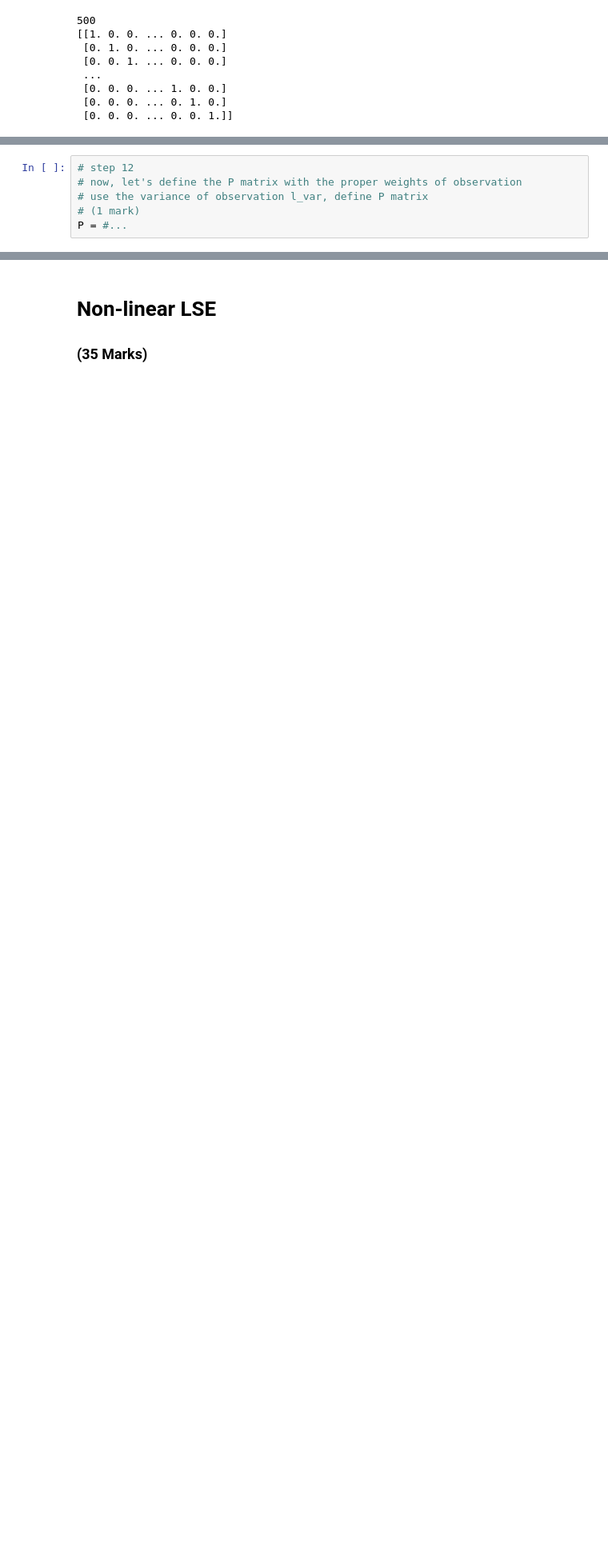
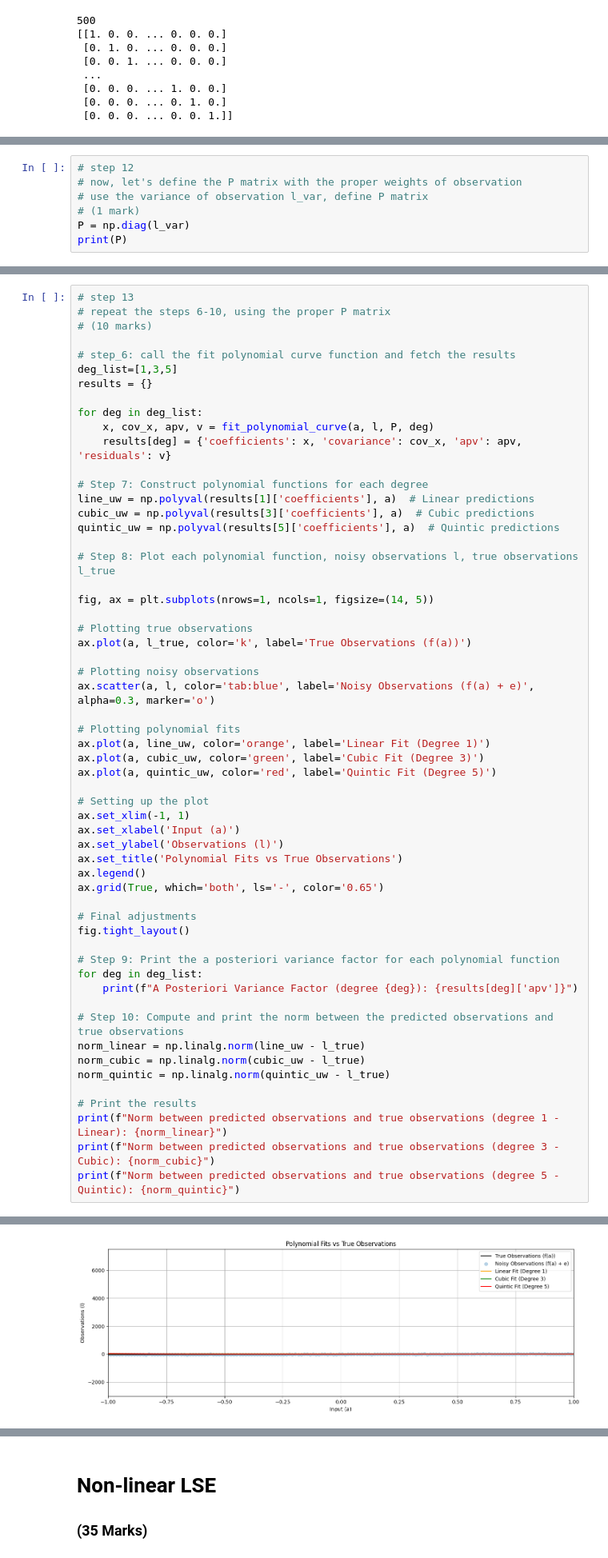
Before and after one commit to akosua-gyimah/engg680_2024_fall, a Jupyter notebook: Lab_Assignment2/Assignment2.ipynb, the cells around one changed output, grey strips where cells are left out. Shown at 80% size. Cells and saved outputs as stored; diff of their text form; blank space fills up the shorter version.

```diff
--- a/Lab_Assignment2/Assignment2.ipynb
+++ b/Lab_Assignment2/Assignment2.ipynb
@@ -184,4 +326,5 @@ fig.tight_layout()
 # now, let's define the P matrix with the proper weights of observation
 # use the variance of observation l_var, define P matrix
 # (1 mark)
-P = #...
+P = np.diag(l_var)
+print(P)
@@ -192,0 +339,58 @@ P = #...
+# %%
+# step 13
+# repeat the steps 6-10, using the proper P matrix
+# (10 marks)
+
+# step_6: call the fit polynomial curve function and fetch the results
+deg_list=[1,3,5]
+results = {}
+
+for deg in deg_list:
+    x, cov_x, apv, v = fit_polynomial_curve(a, l, P, deg)
+    results[deg] = {'coefficients': x, 'covariance': cov_x, 'apv': apv, 'residuals': v}
+
+# Step 7: Construct polynomial functions for each degree
+line_uw = np.polyval(results[1]['coefficients'], a)  # Linear predictions
+cubic_uw = np.polyval(results[3]['coefficients'], a)  # Cubic predictions
+quintic_uw = np.polyval(results[5]['coefficients'], a)  # Quintic predictions
+
+# Step 8: Plot each polynomial function, noisy observations l, true observations l_true
+
+fig, ax = plt.subplots(nrows=1, ncols=1, figsize=(14, 5))
+
+# Plotting true observations
+ax.plot(a, l_true, color='k', label='True Observations (f(a))')
+
+# Plotting noisy observations
+ax.scatter(a, l, color='tab:blue', label='Noisy Observations (f(a) + e)', alpha=0.3, marker='o')
+
+# Plotting polynomial fits
+ax.plot(a, line_uw, color='orange', label='Linear Fit (Degree 1)')
+ax.plot(a, cubic_uw, color='green', label='Cubic Fit (Degree 3)')
+ax.plot(a, quintic_uw, color='red', label='Quintic Fit (Degree 5)')
+
+# Setting up the plot
+ax.set_xlim(-1, 1)
+ax.set_xlabel('Input (a)')
+ax.set_ylabel('Observations (l)')
+ax.set_title('Polynomial Fits vs True Observations')
+ax.legend()
+ax.grid(True, which='both', ls='-', color='0.65')
+
+# Final adjustments
+fig.tight_layout()
+
+# Step 9: Print the a posteriori variance factor for each polynomial function
+for deg in deg_list:
+    print(f"A Posteriori Variance Factor (degree {deg}): {results[deg]['apv']}")
+
+# Step 10: Compute and print the norm between the predicted observations and true observations
+norm_linear = np.linalg.norm(line_uw - l_true)
+norm_cubic = np.linalg.norm(cubic_uw - l_true)
+norm_quintic = np.linalg.norm(quintic_uw - l_true)
+
+# Print the results
+print(f"Norm between predicted observations and true observations (degree 1 - Linear): {norm_linear}")
+print(f"Norm between predicted observations and true observations (degree 3 - Cubic): {norm_cubic}")
+print(f"Norm between predicted observations and true observations (degree 5 - Quintic): {norm_quintic}")
+# %% [output]
@@ -193 +403,2 @@ P = #...
+[figure, added]
 # %%
```
Also changed, not shown: parts of 17 cells of this notebook.
